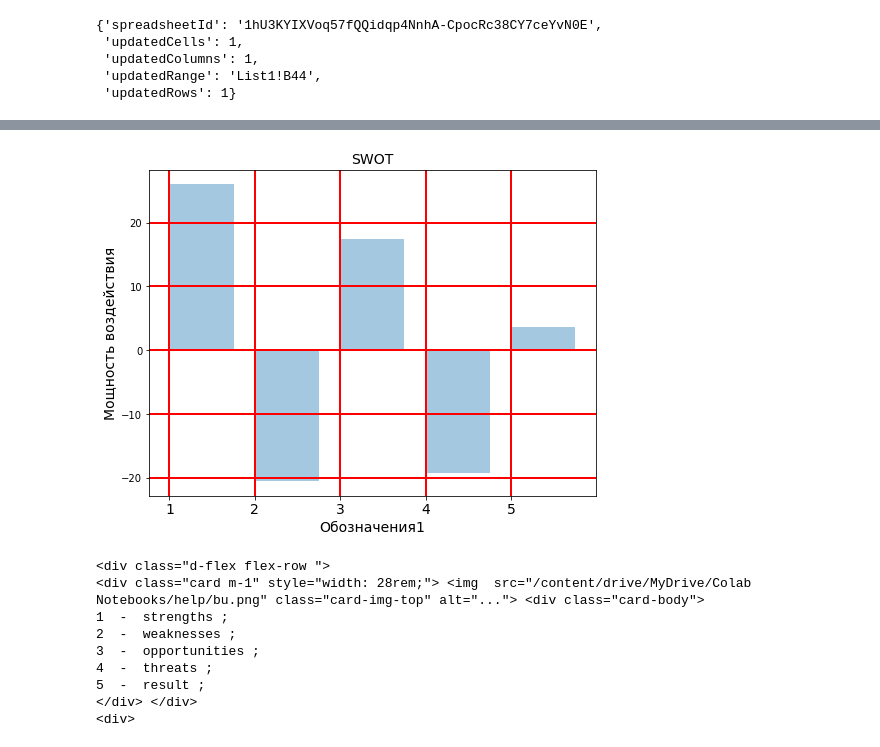
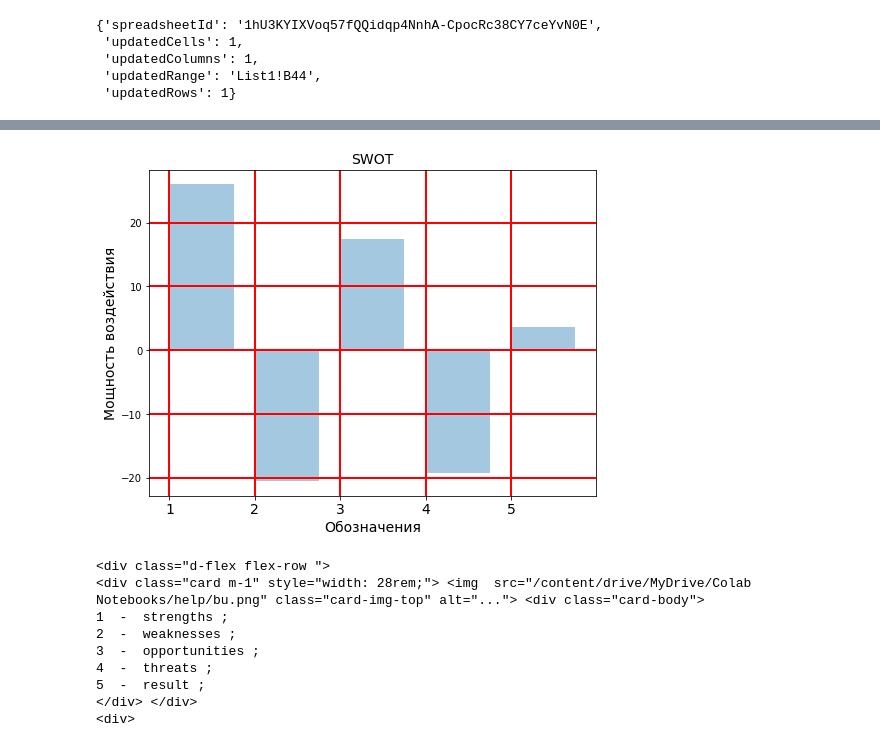
Before and after one commit to apaxus/codeHSE, a Jupyter notebook: Swot.ipynb, the cells around one changed output, grey strips where cells are left out. Saved outputs shown, nothing was run; the diff lists cells and outputs as text; code cells hidden in the pictures.

```diff
--- a/Swot.ipynb
+++ b/Swot.ipynb
@@ -193,7 +193,7 @@ print('<!--разбивка по абсцисс и значения ордина
 fig=plt.figure(figsize=(8,6), dpi=72)
 plt.bar(x_pos, y_float, width=0.75, align='edge', alpha=0.4)
 plt.xticks(x_pos,  x_float, fontsize=14)
-plt.xlabel('Обозначения1', fontsize=14)
+plt.xlabel('Обозначения', fontsize=14)
 plt.ylabel('Мощность воздействия', fontsize=14)
 plt.title('SWOT', fontsize=14)
 plt.grid(True, color='r', linestyle='-', linewidth=2)
@@ -226,9 +226,9 @@ Requirement already satisfied, skipping upgrade: requests>=2.0.0 in /usr/local/l
 ... (15 lines left out)
 списки формированы-->
 
 <!--разбивка по абсцисс и значения ординат
  5 [0, 1, 2, 3, 4] [26.0, -20.5, 17.4, -19.3, 3.599999999999998]  -->
-[figure, old version]
+[figure, new version]
 <div class="d-flex flex-row ">
 <div class="card m-1" style="width: 28rem;"> <img  src="/content/drive/MyDrive/Colab Notebooks/help/bu.png" class="card-img-top" alt="..."> <div class="card-body">
 1  -  strengths ;
```
Also changed, not shown: parts of 5 cells of this notebook.
